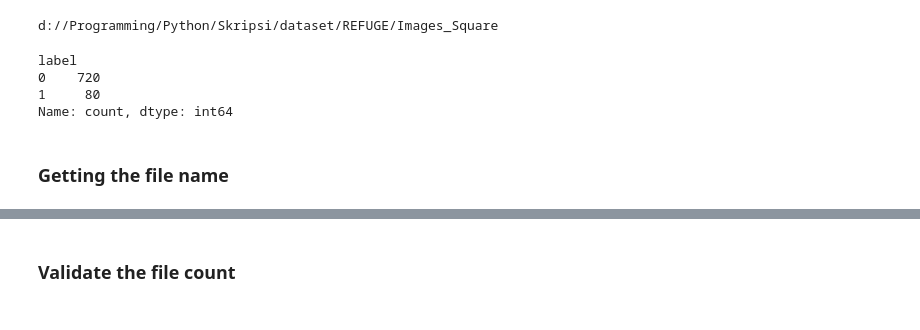
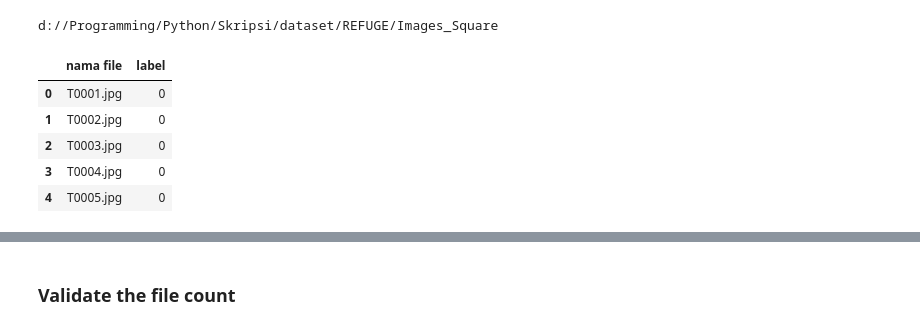
Before and after one commit to Bugi-Sulistiyo/Comparing-EfficientNet-and-MobileNet-on-Glaucoma-Detection, a Jupyter notebook: main/scripts/preparation/merge_image_file.ipynb, the cells around one changed output, grey strips where cells are left out. Cells and saved outputs as stored; diff of their text form; code cells hidden in the pictures.

Commit message:
completed the data preparation step

```diff
--- a/main/scripts/preparation/merge_image_file.ipynb
+++ b/main/scripts/preparation/merge_image_file.ipynb
@@ -211,9 +211,27 @@ print(path_refuge)
 # %% [output]
 d://Programming/Python/Skripsi/dataset/REFUGE/Images_Square
 # %%
+file_names_raw_refuge = {
+    label[0]: [],
+    label[1]: []
+}
+
 meta_refuge_train = json.load(open(os.path.join(path_refuge, "../train/index.json")))
 meta_refuge_val = json.load(open(os.path.join(path_refuge, "../val/index.json")))
-meta_refuge_test = json.load(open(os.path.join(path_refuge, "../test/index.json")))
+meta_refuge_test = pd.read_csv(os.path.join(path_refuge, "../REFUGE1Test.csv"))
+# %%
+metadata_refuge_test_cleaned = meta_refuge_test[['imgName', 'label']].copy()
+metadata_refuge_test_cleaned.rename(columns={"imgName":"nama file"},
+                                    inplace=True)
+metadata_refuge_test_cleaned['nama file'] = metadata_refuge_test_cleaned['nama file'].str.rsplit(pat='/', n=1, expand=True)[1]
+metadata_refuge_test_cleaned.head()
+# %% [output]
+|  | nama file | label |
+| 0 | T0001.jpg | 0 |
+| 1 | T0002.jpg | 0 |
+| 2 | T0003.jpg | 0 |
+| 3 | T0004.jpg | 0 |
+| 4 | T0005.jpg | 0 |
 # %%
 temp_metadata = {
     "nama file": [],
@@ -224,15 +242,3 @@ for metadata_temp in [meta_refuge_train, meta_refuge_val]:
     for key, value in metadata_temp.items():
         temp_metadata["nama file"].append(value['ImgName'])
         temp_metadata["label"].append(value['Label'])
-
-metadata_refuge = pd.DataFrame(temp_metadata)
-
-del temp_metadata
-metadata_refuge.label.value_counts()
-# %% [output]
-label
-0    720
-1     80
-Name: count, dtype: int64
-# %% [markdown]
-### Getting the file name
```
Also changed, not shown: parts of 7 cells of this notebook.
